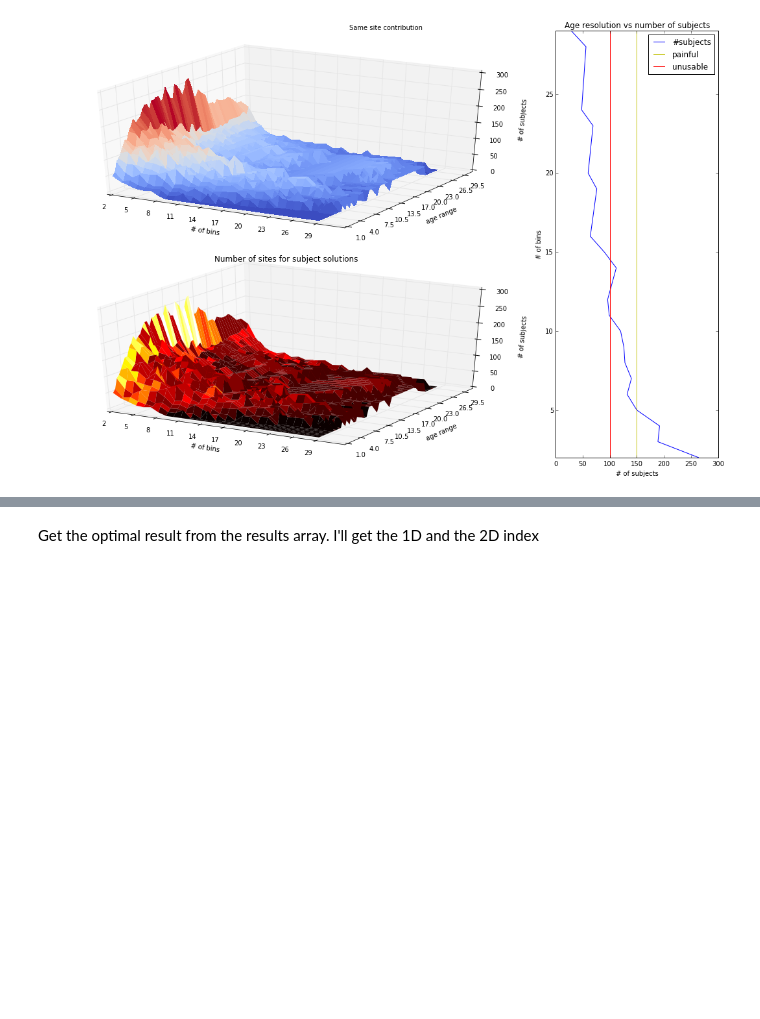
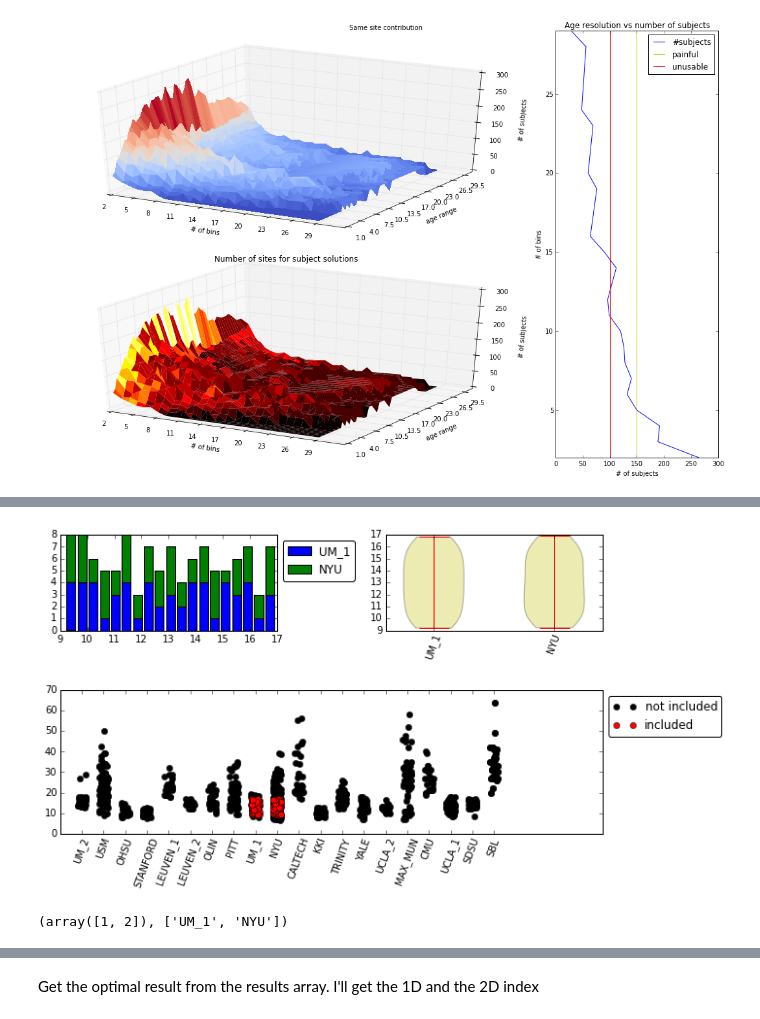
Before and after one commit to SIMEXP/Projects, a Jupyter notebook: Subtypes/uniform_sampling2.ipynb, the cells around one changed output, grey strips where cells are left out. Drawn from its saved outputs; the diff is of its cells as text; code cells hidden in the pictures; blank space fills up the shorter version.

Commit message:
sample description in there

```diff
--- a/Subtypes/uniform_sampling2.ipynb
+++ b/Subtypes/uniform_sampling2.ipynb
@@ -439,0 +372,39 @@ fig.suptitle('Same site contribution')
+# %%
+def get_sample(pheno, site_names, n_subs, window):
+    """
+    Generate a random draw from the selected site
+    names with the specified window and n_subs in
+    each bin.
+
+    pheno: pandas dataframe
+    site_names: list of strings corresponding to sites
+    n_subs : vector of length #sites with subjects per bin
+    window: 2*X array where X is the the number of bins+1
+    """
+    # Prepare list to store the IDs in
+    sub_ids = list()
+    # Iterate through the sites
+    for s_id, site in enumerate(site_names):
+        # Get bin number for this site
+        site_subs = n_subs[s_id]
+        # Get slice of pheno for this site
+        sphen = pheno.loc[pheno['SITE_ID']==site]
+        # Iterate through the boxes of the window
+        for b_id, box in enumerate(window.T):
+            start = box[0]
+            stop = box[1]
+            # Get the indices of all subjects in this range
+            range_ids = np.logical_and(sphen['AGE_AT_SCAN'].values>start, sphen['AGE_AT_SCAN'].values<=stop)
+            # Get the corresponding subjects IDs
+            range_subs = sphen['SUB_ID'].values[range_ids]
+            # Make sure we have at least site_subs
+            if len(range_subs) < site_subs:
+                raise Exception('Fewer than {} subjects between {} and {} in site {}'.format(site_subs,
+                                                                                            start,
+                                                                                            stop,
+                                                                                            site))
+            # Draw a random subsample of the subjects IDs
+            np.random.shuffle(range_subs)
+            sel_indices = list(range_subs[:site_subs])
+            sub_ids = sub_ids + sel_indices
+    return sub_ids
@@ -439,0 +492,10 @@ fig.suptitle('Same site contribution')
+# %%
+a = get_sample(pheno, hr_sites, hr_nsubs, hr_win)
+# %%
+x = summarize_sample(pheno, a, hr_win)
+# %% [output]
+[figure, added]
+# %%
+x
+# %% [output]
+(array([1, 2]), ['UM_1', 'NYU'])
```
Also changed, not shown: parts of 45 cells of this notebook.
